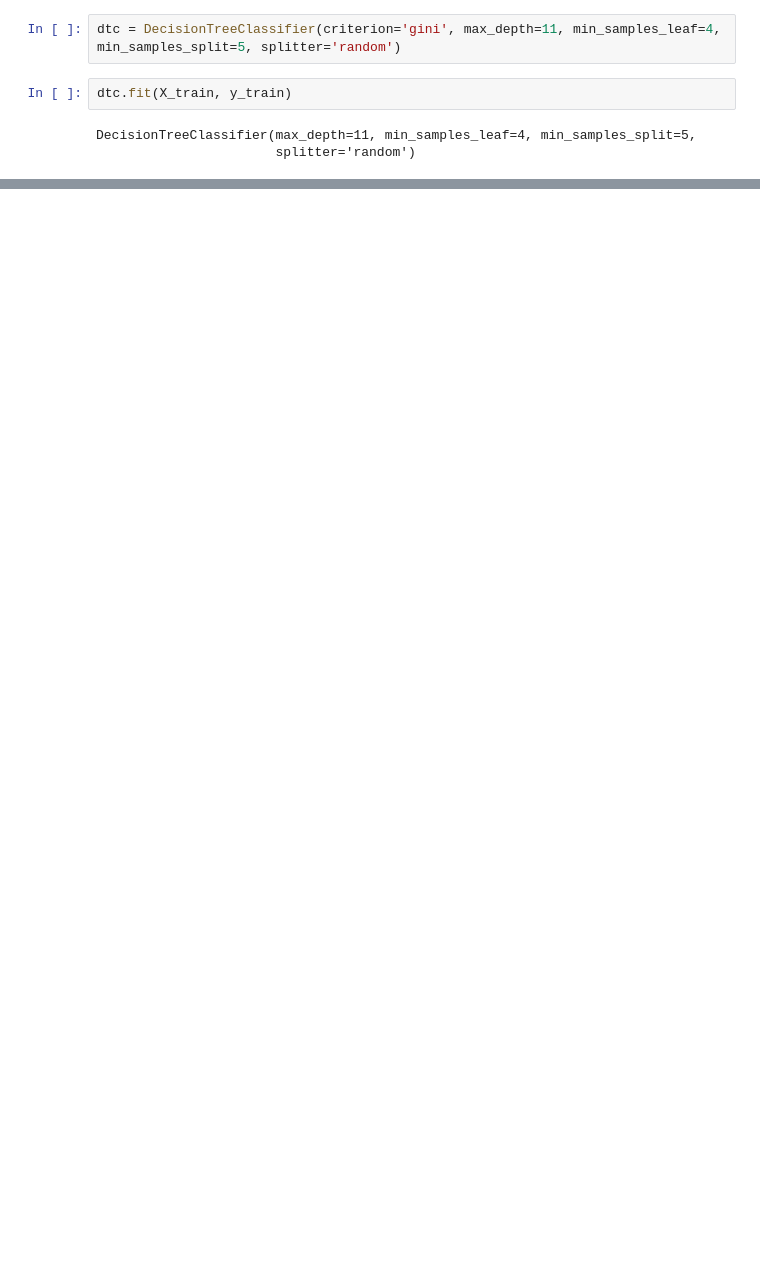
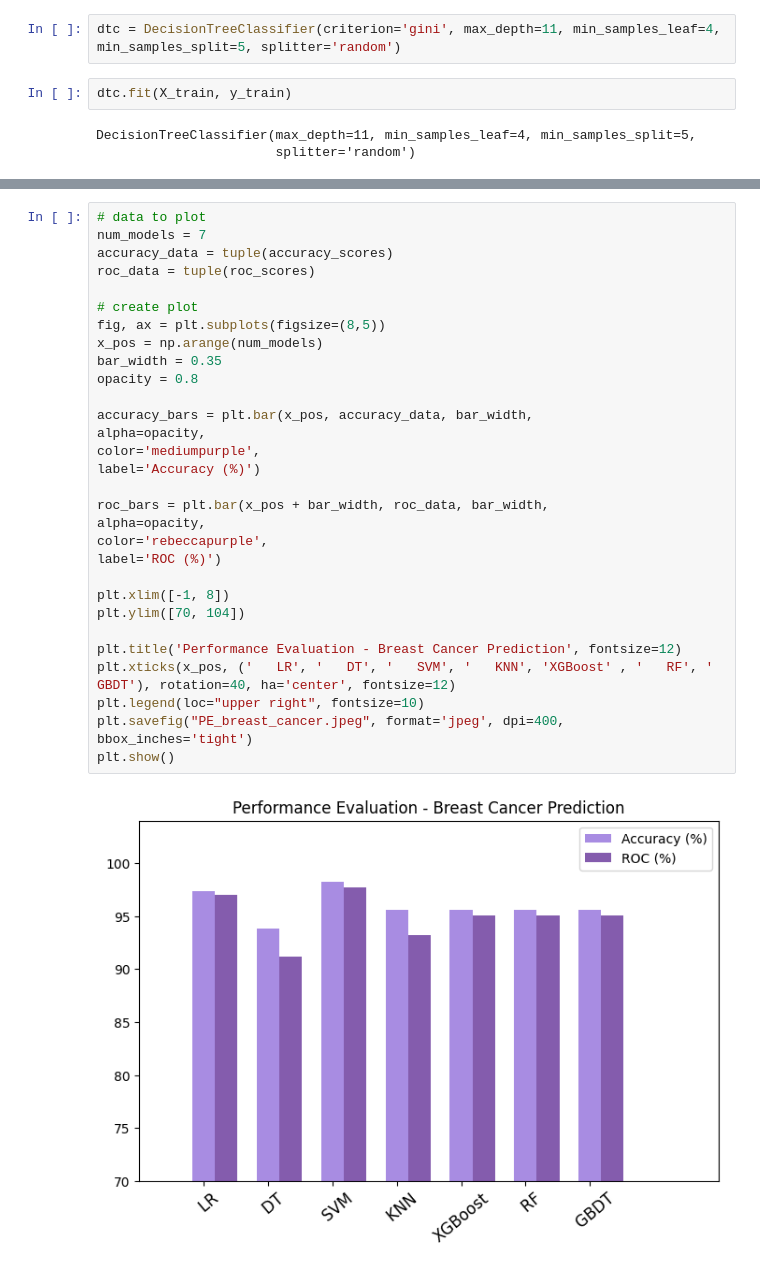
Before and after one commit to samirhusen/breast-cancer-classification, a Jupyter notebook: model.ipynb, the cells around one changed output, grey strips where cells are left out. Drawn from its saved outputs; the diff is of its cells as text; blank space fills up the shorter version.

```diff
--- a/model.ipynb
+++ b/model.ipynb
@@ -498,0 +797,32 @@ weighted avg       0.96      0.96      0.96       114
+# %%
+# data to plot
+num_models = 7
+accuracy_data = tuple(accuracy_scores)
+roc_data = tuple(roc_scores)
+
+# create plot
+fig, ax = plt.subplots(figsize=(8,5))
+x_pos = np.arange(num_models)
+bar_width = 0.35
+opacity = 0.8
+
+accuracy_bars = plt.bar(x_pos, accuracy_data, bar_width,
+alpha=opacity,
+color='mediumpurple',
+label='Accuracy (%)')
+
+roc_bars = plt.bar(x_pos + bar_width, roc_data, bar_width,
+alpha=opacity,
+color='rebeccapurple',
+label='ROC (%)')
+
+plt.xlim([-1, 8])
+plt.ylim([70, 104])
+
+plt.title('Performance Evaluation - Breast Cancer Prediction', fontsize=12)
+plt.xticks(x_pos, ('   LR', '   DT', '   SVM', '   KNN', 'XGBoost' , '   RF', '   GBDT'), rotation=40, ha='center', fontsize=12)
+plt.legend(loc="upper right", fontsize=10)
+plt.savefig("PE_breast_cancer.jpeg", format='jpeg', dpi=400, bbox_inches='tight')
+plt.show()
+# %% [output]
+[figure, added]
```
Also changed, not shown: parts of 23 cells of this notebook, 2 other files.
